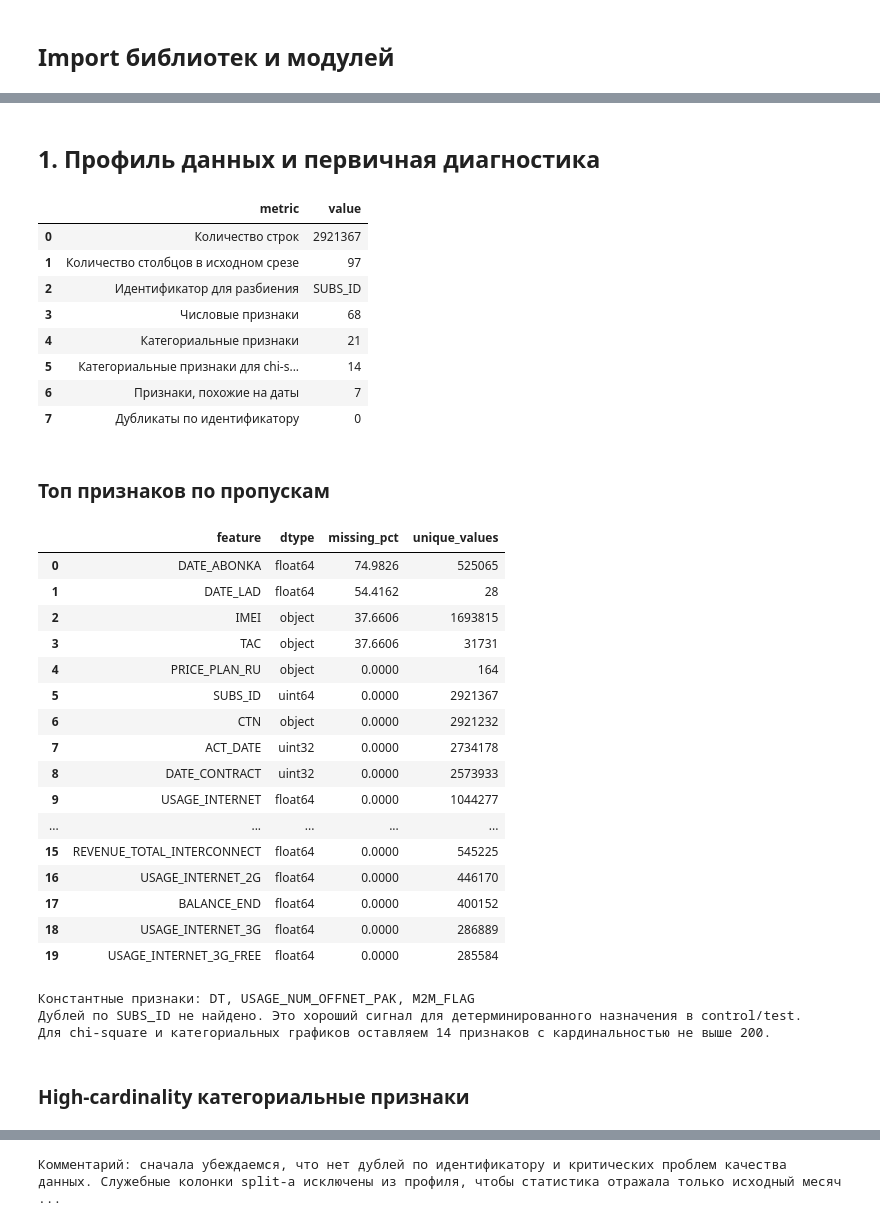
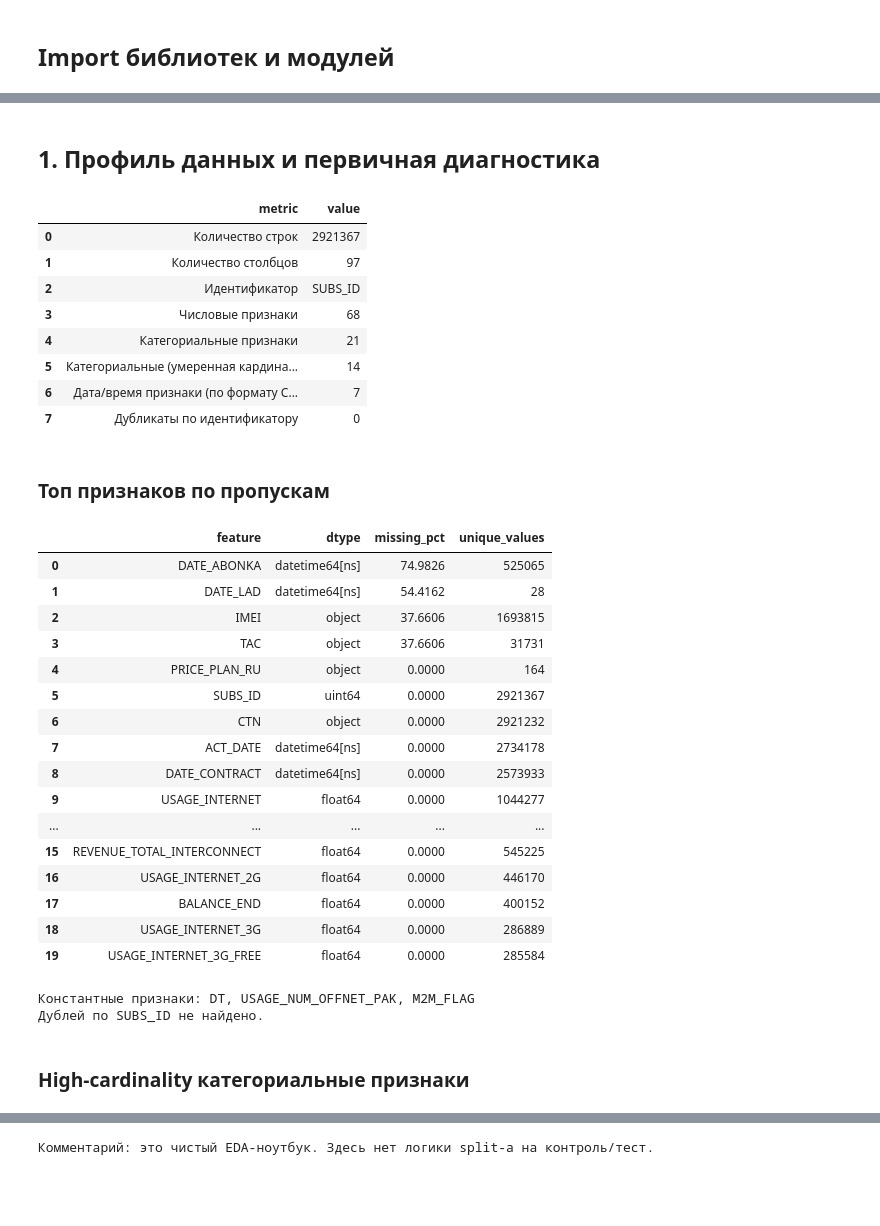
Before and after one commit to AleksTurov/universal_control_group, a Jupyter notebook: notebook/02_EDA.ipynb, the cells around one changed output, grey strips where cells are left out. Saved outputs shown, nothing was run; the diff lists cells and outputs as text; code cells hidden in the pictures; blank space fills up the shorter version.

```diff
--- a/notebook/02_EDA.ipynb
+++ b/notebook/02_EDA.ipynb
@@ -331,25 +308,22 @@ def select_categorical_features_for_balance(
 # %%
 display(Markdown("## 1. Профиль данных и первичная диагностика"))
 
-service_columns = {"experiment_group", "split_hash"}
-source_columns = [column for column in df_final.columns if column not in service_columns]
-source_df = df_final[source_columns].copy()
-
+source_df = cast_clickhouse_date_columns(df_final, CLICKHOUSE_DATE_FORMAT)
 id_col = detect_id_column(source_df)
 numeric_cols, categorical_cols, date_like_cols = infer_feature_buckets(source_df, id_col=id_col)
-categorical_balance_cols, excluded_categorical_features = select_categorical_features_for_balance(source_df, categorical_cols)
+profile_categorical_cols, excluded_categorical_features = select_categorical_features_for_profile(source_df, categorical_cols)
 duplicate_id_count = int(source_df[id_col].duplicated().sum())
 
 profile_overview = pd.DataFrame(
     {
         "metric": [
             "Количество строк",
-            "Количество столбцов в исходном срезе",
-            "Идентификатор для разбиения",
+            "Количество столбцов",
+            "Идентификатор",
             "Числовые признаки",
             "Категориальные признаки",
-            "Категориальные признаки для chi-square",
-            "Признаки, похожие на даты",
+            "Категориальные (умеренная кардинальность)",
+            "Дата/время признаки (по формату ClickHouse)",
             "Дубликаты по идентификатору",
         ],
         "value": [
@@ -358,7 +332,7 @@ profile_overview = pd.DataFrame(
             id_col,
             len(numeric_cols),
             len(categorical_cols),
-            len(categorical_balance_cols),
+            len(profile_categorical_cols),
             len(date_like_cols),
             duplicate_id_count,
         ],
@@ -383,7 +357,7 @@ constant_features = missing_report.loc[missing_report["unique_values"] <= 1, "fe
 high_cardinality_features = missing_report.loc[
     (missing_report["dtype"] == "object") & (missing_report["unique_values"] > MAX_CATEGORY_UNIQUE_VALUES),
     ["feature", "unique_values"],
-].head(15)
+].head(20)
 
 display(Markdown("### Топ признаков по пропускам"))
 display(missing_report.head(20))
@@ -394,11 +368,9 @@ else:
     print("Константных признаков не найдено.")
 
 if duplicate_id_count == 0:
-    print(f"Дублей по {id_col} не найдено. Это хороший сигнал для детерминированного назначения в control/test.")
+    print(f"Дублей по {id_col} не найдено.")
 else:
-    print(f"Найдено {duplicate_id_count:,} дублей по {id_col}. Перед продуктивным сплитом лучше прояснить, является ли срез строго subscriber-level.")
-
-print(f"Для chi-square и категориальных графиков оставляем {len(categorical_balance_cols)} признаков с кардинальностью не выше {MAX_CATEGORY_UNIQUE_VALUES}.")
+    print(f"Найдено {duplicate_id_count:,} дублей по {id_col}.")
 
 if not high_cardinality_features.empty:
     display(Markdown("### High-cardinality категориальные признаки"))
@@ -406,52 +378,52 @@ if not high_cardinality_features.empty:
 
 fig, axes = plt.subplots(1, 2, figsize=(16, 5))
 missing_plot = missing_report.loc[missing_report["missing_pct"] > 0].head(TOP_MISSING_FEATURES).sort_values("missing_pct", ascending=True)
 if not missing_plot.empty:
     axes[0].barh(missing_plot["feature"], missing_plot["missing_pct"], color="#4C72B0")
     axes[0].set_xlabel("Пропуски, %")
 else:
     axes[0].text(0.5, 0.5, "Признаков с пропусками нет", ha="center", va="center")
 axes[0].set_title("Топ признаков по доле пропусков")
 axes[0].set_ylabel("")
 
 type_counts = pd.Series(
     {
         "numeric": len(numeric_cols),
         "categorical": len(categorical_cols),
         "date_like": len(date_like_cols),
     }
 )
 axes[1].bar(type_counts.index, type_counts.values, color=["#55A868", "#C44E52", "#8172B2"])
 axes[1].set_title("Структура признаков")
 axes[1].set_ylabel("Количество")
 for axis in axes:
     axis.grid(axis="x", alpha=0.2)
 plt.tight_layout()
 plt.show()
 
-print("Комментарий: сначала убеждаемся, что нет дублей по идентификатору и критических проблем качества данных. Служебные колонки split-а исключены из профиля, чтобы статистика отражала только исходный месячный срез.")
+print("Комментарий: это чистый EDA-ноутбук. Здесь нет логики split-а на контроль/тест.")
 # %% [output]
 ## 1. Профиль данных и первичная диагностика
 |  | metric | value |
 | 0 | Количество строк | 2921367 |
-| 1 | Количество столбцов в исходном срезе | 97 |
-| 2 | Идентификатор для разбиения | SUBS_ID |
+| 1 | Количество столбцов | 97 |
+| 2 | Идентификатор | SUBS_ID |
 | 3 | Числовые признаки | 68 |
 | 4 | Категориальные признаки | 21 |
-| 5 | Категориальные признаки для chi-s... | 14 |
-| 6 | Признаки, похожие на даты | 7 |
+| 5 | Категориальные (умеренная кардина... | 14 |
+| 6 | Дата/время признаки (по формату C... | 7 |
 | 7 | Дубликаты по идентификатору | 0 |
 ### Топ признаков по пропускам
 |  | feature | dtype | missing_pct | unique_values |
-| 0 | DATE_ABONKA | float64 | 74.9826 | 525065 |
-| 1 | DATE_LAD | float64 | 54.4162 | 28 |
+| 0 | DATE_ABONKA | datetime64[ns] | 74.9826 | 525065 |
+| 1 | DATE_LAD | datetime64[ns] | 54.4162 | 28 |
 | 2 | IMEI | object | 37.6606 | 1693815 |
 | 3 | TAC | object | 37.6606 | 31731 |
 | 4 | PRICE_PLAN_RU | object | 0.0000 | 164 |
 | 5 | SUBS_ID | uint64 | 0.0000 | 2921367 |
 | 6 | CTN | object | 0.0000 | 2921232 |
-| 7 | ACT_DATE | uint32 | 0.0000 | 2734178 |
-| 8 | DATE_CONTRACT | uint32 | 0.0000 | 2573933 |
+| 7 | ACT_DATE | datetime64[ns] | 0.0000 | 2734178 |
+| 8 | DATE_CONTRACT | datetime64[ns] | 0.0000 | 2573933 |
 | 9 | USAGE_INTERNET | float64 | 0.0000 | 1044277 |
 | ... | ... | ... | ... | ... |
 | 15 | REVENUE_TOTAL_INTERCONNECT | float64 | 0.0000 | 545225 |
@@ -460,8 +432,7 @@ print("Комментарий: сначала убеждаемся, что не
 | 18 | USAGE_INTERNET_3G | float64 | 0.0000 | 286889 |
 | 19 | USAGE_INTERNET_3G_FREE | float64 | 0.0000 | 285584 |
 Константные признаки: DT, USAGE_NUM_OFFNET_PAK, M2M_FLAG
-Дублей по SUBS_ID не найдено. Это хороший сигнал для детерминированного назначения в control/test.
-Для chi-square и категориальных графиков оставляем 14 признаков с кардинальностью не выше 200.
+Дублей по SUBS_ID не найдено.
 ### High-cardinality категориальные признаки
 |  | feature | unique_values |
 | 2 | IMEI | 1693815 |
@@ -472,4 +443,4 @@ print("Комментарий: сначала убеждаемся, что не
 | 42 | DEV_NAME | 8266 |
 | 63 | PREV_PRICE_PLAN | 247 |
 [figure]
-Комментарий: сначала убеждаемся, что нет дублей по идентификатору и критических проблем качества данных. Служебные колонки split-а исключены из профиля, чтобы статистика отражала только исходный месяч ...
+Комментарий: это чистый EDA-ноутбук. Здесь нет логики split-а на контроль/тест.
```
Also changed, not shown: parts of 18 cells of this notebook, 5 other files.
